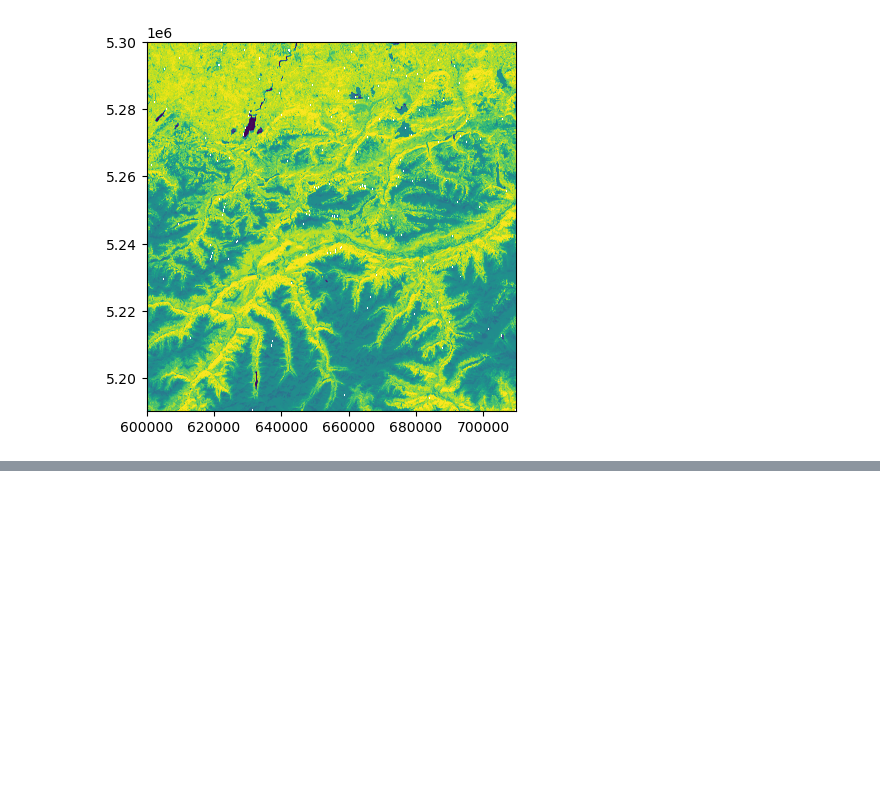
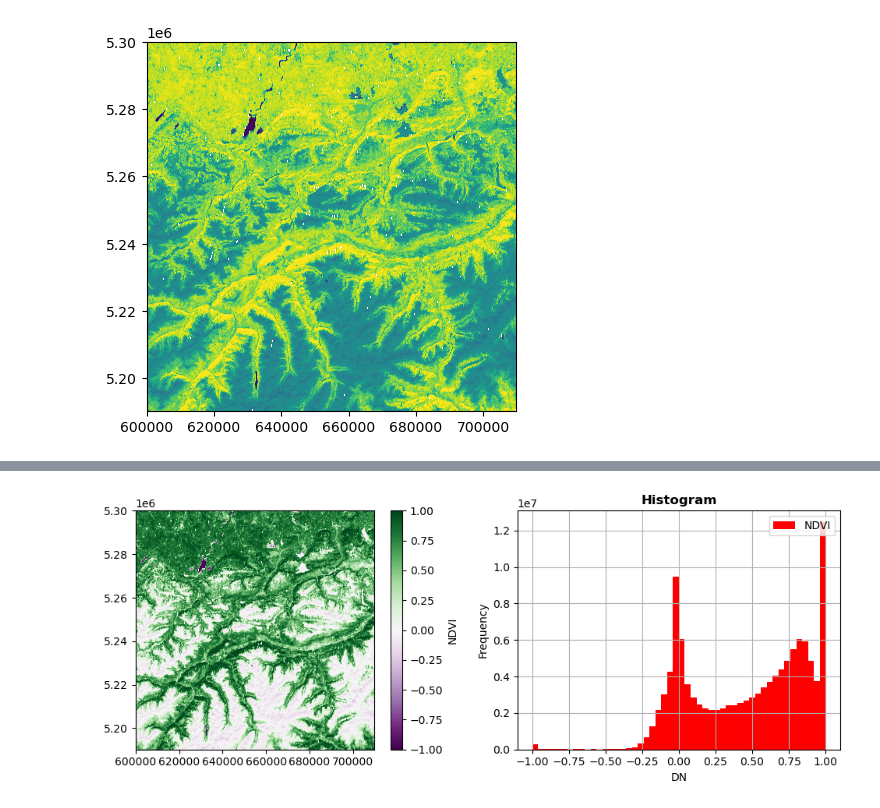
Before and after one commit to 3dgeo-heidelberg/etrainee, a Jupyter notebook: course/module0/rasterio.ipynb, the cells around one changed output, grey strips where cells are left out. Saved outputs shown, nothing was run; the diff lists cells and outputs as text; code cells hidden in the pictures; blank space fills up the shorter version.

```diff
--- a/course/module0/rasterio.ipynb
+++ b/course/module0/rasterio.ipynb
@@ -125,0 +140,25 @@ with rasterio.open(data_dir / 'S2' / 'ndvi.tif') as src:
+# %%
+from rasterio.plot import show_hist
+
+with rasterio.open(data_dir / 'S2' / 'ndvi.tif') as src:
+
+    # Read the raster data
+    data = src.read(1)
+
+    # Create a figure with two subplots (axes)
+    fig, ax = plt.subplots(1, 2, figsize=(10,4))
+
+    # Use matplotlib's imshow() to plot the data as image to the first subplot, define a named colormap
+    image = ax[0].imshow(data, cmap='PRGn')                 # Only needed for the colorbar
+    fig.colorbar(image, label='NDVI', ax=ax[0])             # Add a colorbar to the image in the first subplot
+
+    # Use rasterio's show() to plot the data as image to the first subplot AGAIN, define the geotransform
+    show(data, cmap='PRGn', transform=src.transform, ax=ax[0])
+
+    # Plot the data as a histogram to the second subplot
+    show_hist(src, bins=50, label='NDVI', ax=ax[1])
+
+    # Make it look nicer (prevent that labels of different axes overlap each other)
+    fig.tight_layout()
+# %% [output]
+[figure, added]
```
Also changed, not shown: parts of 23 cells of this notebook.
